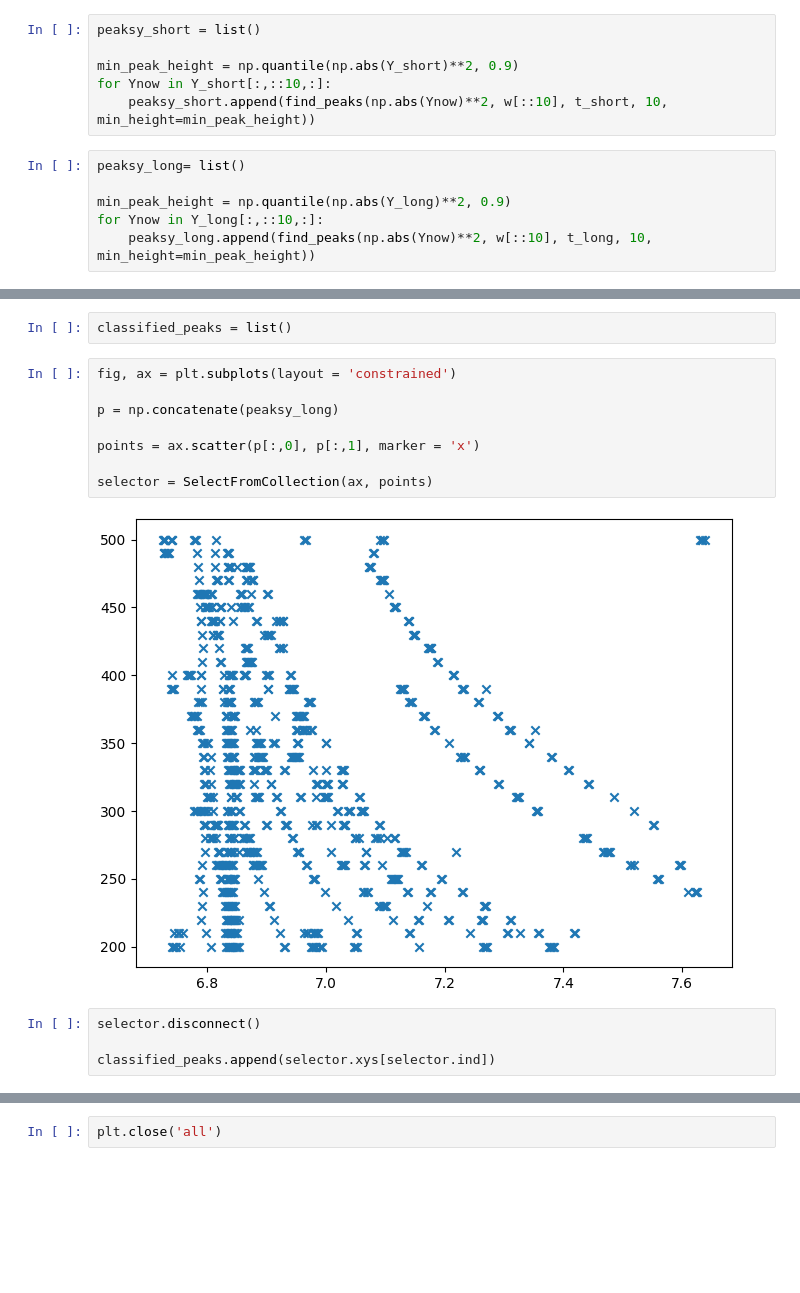
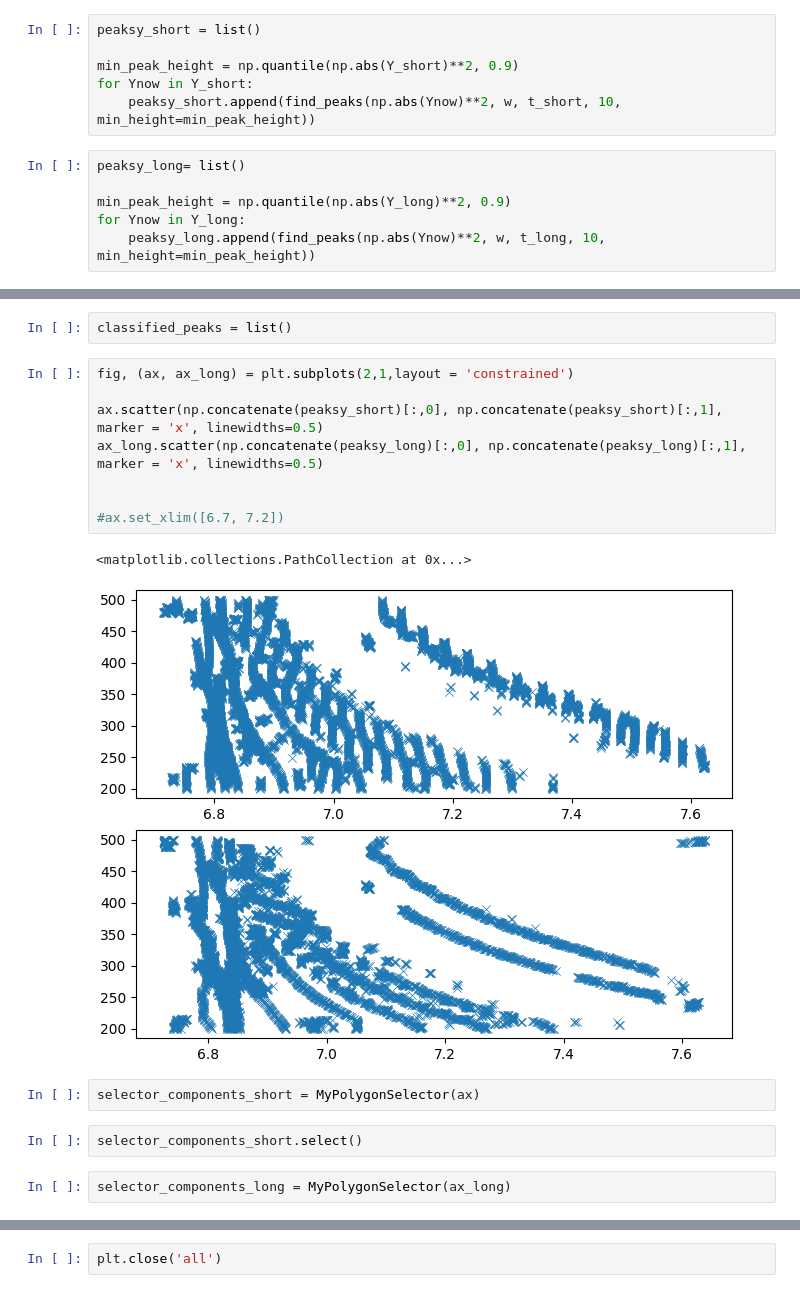
Before and after one commit to danchieta-njit/acoustic-inversion-python, a Jupyter notebook: Notebooks/Test with components time series.ipynb, the cells around one changed output, grey strips where cells are left out. Cells and saved outputs as stored; diff of their text form; blank space fills up the shorter version.

```diff
--- a/Notebooks/Test with components time series.ipynb
+++ b/Notebooks/Test with components time series.ipynb
@@ -135,14 +137,14 @@ Y_long = stft1_long_window.stft(np.real(y.mT))[:,fmask,:]
 peaksy_short = list()
 
 min_peak_height = np.quantile(np.abs(Y_short)**2, 0.9)
-for Ynow in Y_short[:,::10,:]:
-    peaksy_short.append(find_peaks(np.abs(Ynow)**2, w[::10], t_short, 10, min_height=min_peak_height))
+for Ynow in Y_short:
+    peaksy_short.append(find_peaks(np.abs(Ynow)**2, w, t_short, 10, min_height=min_peak_height))
 # %%
 peaksy_long= list()
 
 min_peak_height = np.quantile(np.abs(Y_long)**2, 0.9)
-for Ynow in Y_long[:,::10,:]:
-    peaksy_long.append(find_peaks(np.abs(Ynow)**2, w[::10], t_long, 10, min_height=min_peak_height))
+for Ynow in Y_long:
+    peaksy_long.append(find_peaks(np.abs(Ynow)**2, w, t_long, 10, min_height=min_peak_height))
 # %% [markdown]
 ### Plotting the peaks of those spectrograms
 # %%
@@ -179,16 +168,19 @@ KeyError: 'ae9647a1-8ba4-4926-a0f8-5f00a2fc0ee1'
 # %%
 classified_peaks = list()
 # %%
-fig, ax = plt.subplots(layout = 'constrained')
+fig, (ax, ax_long) = plt.subplots(2,1,layout = 'constrained')
 
-p = np.concatenate(peaksy_long)
+ax.scatter(np.concatenate(peaksy_short)[:,0], np.concatenate(peaksy_short)[:,1], marker = 'x', linewidths=0.5)
+ax_long.scatter(np.concatenate(peaksy_long)[:,0], np.concatenate(peaksy_long)[:,1], marker = 'x', linewidths=0.5)
 
-points = ax.scatter(p[:,0], p[:,1], marker = 'x')
 
-selector = SelectFromCollection(ax, points)
+#ax.set_xlim([6.7, 7.2])
 # %% [output]
+<matplotlib.collections.PathCollection at 0x...>
-[figure, old version]
+[figure, new version]
 # %%
-selector.disconnect()
-
-classified_peaks.append(selector.xys[selector.ind])
+selector_components_short = MyPolygonSelector(ax)
+# %%
+selector_components_short.select()
+# %%
+selector_components_long = MyPolygonSelector(ax_long)
```
Also changed, not shown: parts of 12 cells of this notebook, 5 other files.
